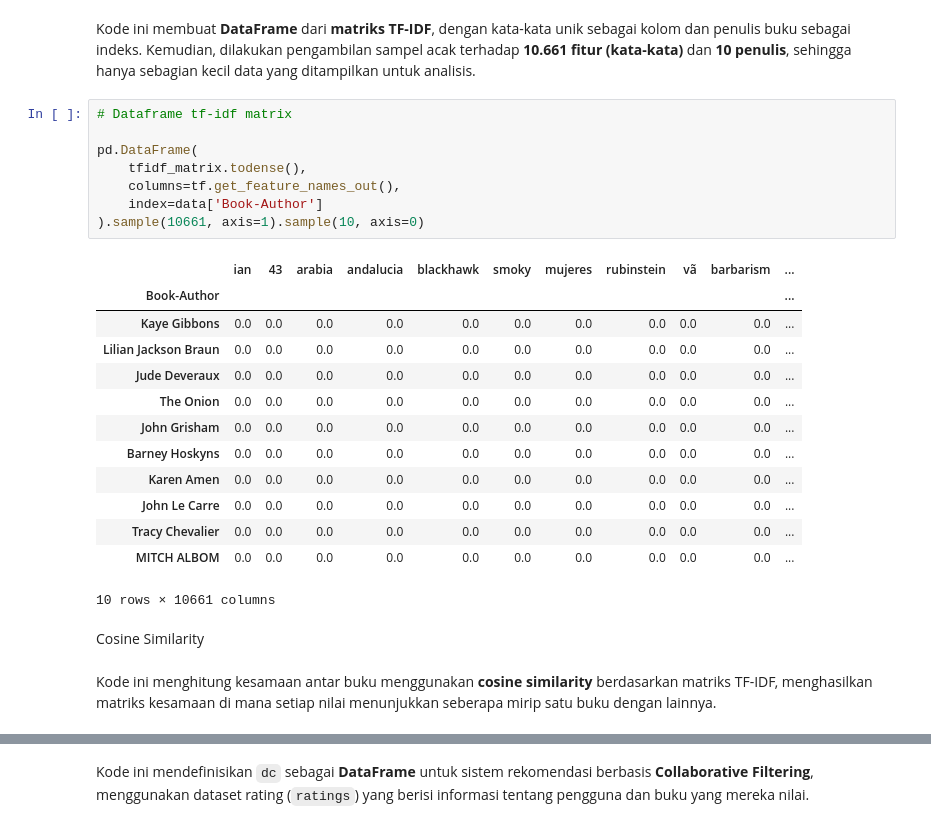
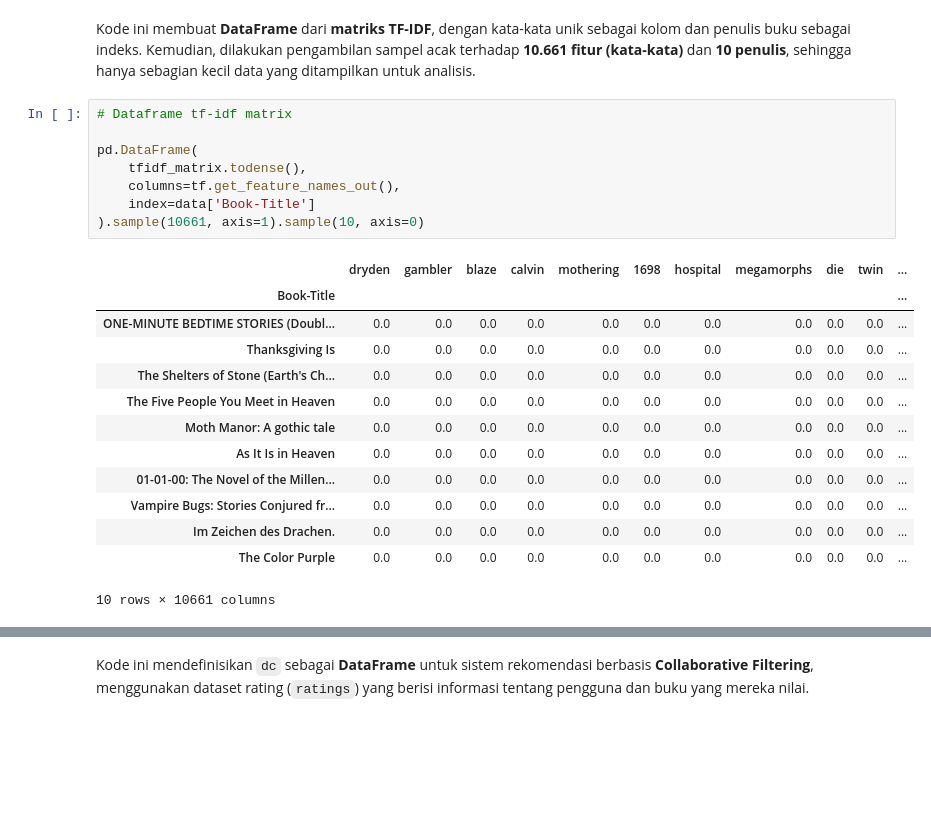
Before and after one commit to znashif/ML-Terapan-2, a Jupyter notebook: notebook.ipynb, the cells around one changed output, grey strips where cells are left out. Saved outputs shown, nothing was run; the diff lists cells and outputs as text; blank space fills up the shorter version.

```diff
--- a/notebook.ipynb
+++ b/notebook.ipynb
@@ -347,26 +387,22 @@ Kode ini membuat **DataFrame** dari **matriks TF-IDF**, dengan kata-kata unik se
 # %%
 # Dataframe tf-idf matrix
 
 pd.DataFrame(
     tfidf_matrix.todense(),
     columns=tf.get_feature_names_out(),
-    index=data['Book-Author']
+    index=data['Book-Title']
 ).sample(10661, axis=1).sample(10, axis=0)
 # %% [output]
-|  | ian | 43 | arabia | andalucia | blackhawk | smoky | mujeres | rubinstein | vã | barbarism | ... |
-| Book-Author |  |  |  |  |  |  |  |  |  |  | ... |
-| Kaye Gibbons | 0.0 | 0.0 | 0.0 | 0.0 | 0.0 | 0.0 | 0.0 | 0.0 | 0.0 | 0.0 | ... |
-| Lilian Jackson Braun | 0.0 | 0.0 | 0.0 | 0.0 | 0.0 | 0.0 | 0.0 | 0.0 | 0.0 | 0.0 | ... |
-| Jude Deveraux | 0.0 | 0.0 | 0.0 | 0.0 | 0.0 | 0.0 | 0.0 | 0.0 | 0.0 | 0.0 | ... |
-| The Onion | 0.0 | 0.0 | 0.0 | 0.0 | 0.0 | 0.0 | 0.0 | 0.0 | 0.0 | 0.0 | ... |
-| John Grisham | 0.0 | 0.0 | 0.0 | 0.0 | 0.0 | 0.0 | 0.0 | 0.0 | 0.0 | 0.0 | ... |
-| Barney Hoskyns | 0.0 | 0.0 | 0.0 | 0.0 | 0.0 | 0.0 | 0.0 | 0.0 | 0.0 | 0.0 | ... |
-| Karen Amen | 0.0 | 0.0 | 0.0 | 0.0 | 0.0 | 0.0 | 0.0 | 0.0 | 0.0 | 0.0 | ... |
-| John Le Carre | 0.0 | 0.0 | 0.0 | 0.0 | 0.0 | 0.0 | 0.0 | 0.0 | 0.0 | 0.0 | ... |
-| Tracy Chevalier | 0.0 | 0.0 | 0.0 | 0.0 | 0.0 | 0.0 | 0.0 | 0.0 | 0.0 | 0.0 | ... |
-| MITCH ALBOM | 0.0 | 0.0 | 0.0 | 0.0 | 0.0 | 0.0 | 0.0 | 0.0 | 0.0 | 0.0 | ... |
+|  | dryden | gambler | blaze | calvin | mothering | 1698 | hospital | megamorphs | die | twin | ... |
+| Book-Title |  |  |  |  |  |  |  |  |  |  | ... |
+| ONE-MINUTE BEDTIME STORIES (Doubl... | 0.0 | 0.0 | 0.0 | 0.0 | 0.0 | 0.0 | 0.0 | 0.0 | 0.0 | 0.0 | ... |
+| Thanksgiving Is | 0.0 | 0.0 | 0.0 | 0.0 | 0.0 | 0.0 | 0.0 | 0.0 | 0.0 | 0.0 | ... |
+| The Shelters of Stone (Earth's Ch... | 0.0 | 0.0 | 0.0 | 0.0 | 0.0 | 0.0 | 0.0 | 0.0 | 0.0 | 0.0 | ... |
+| The Five People You Meet in Heaven | 0.0 | 0.0 | 0.0 | 0.0 | 0.0 | 0.0 | 0.0 | 0.0 | 0.0 | 0.0 | ... |
+| Moth Manor: A gothic tale | 0.0 | 0.0 | 0.0 | 0.0 | 0.0 | 0.0 | 0.0 | 0.0 | 0.0 | 0.0 | ... |
+| As It Is in Heaven | 0.0 | 0.0 | 0.0 | 0.0 | 0.0 | 0.0 | 0.0 | 0.0 | 0.0 | 0.0 | ... |
+| 01-01-00: The Novel of the Millen... | 0.0 | 0.0 | 0.0 | 0.0 | 0.0 | 0.0 | 0.0 | 0.0 | 0.0 | 0.0 | ... |
+| Vampire Bugs: Stories Conjured fr... | 0.0 | 0.0 | 0.0 | 0.0 | 0.0 | 0.0 | 0.0 | 0.0 | 0.0 | 0.0 | ... |
+| Im Zeichen des Drachen. | 0.0 | 0.0 | 0.0 | 0.0 | 0.0 | 0.0 | 0.0 | 0.0 | 0.0 | 0.0 | ... |
+| The Color Purple | 0.0 | 0.0 | 0.0 | 0.0 | 0.0 | 0.0 | 0.0 | 0.0 | 0.0 | 0.0 | ... |
 10 rows × 10661 columns
-# %% [markdown]
-Cosine Similarity
-# %% [markdown]
-Kode ini menghitung kesamaan antar buku menggunakan **cosine similarity** berdasarkan matriks TF-IDF, menghasilkan matriks kesamaan di mana setiap nilai menunjukkan seberapa mirip satu buku dengan lainnya.
```
Also changed, not shown: parts of 60 cells of this notebook.
